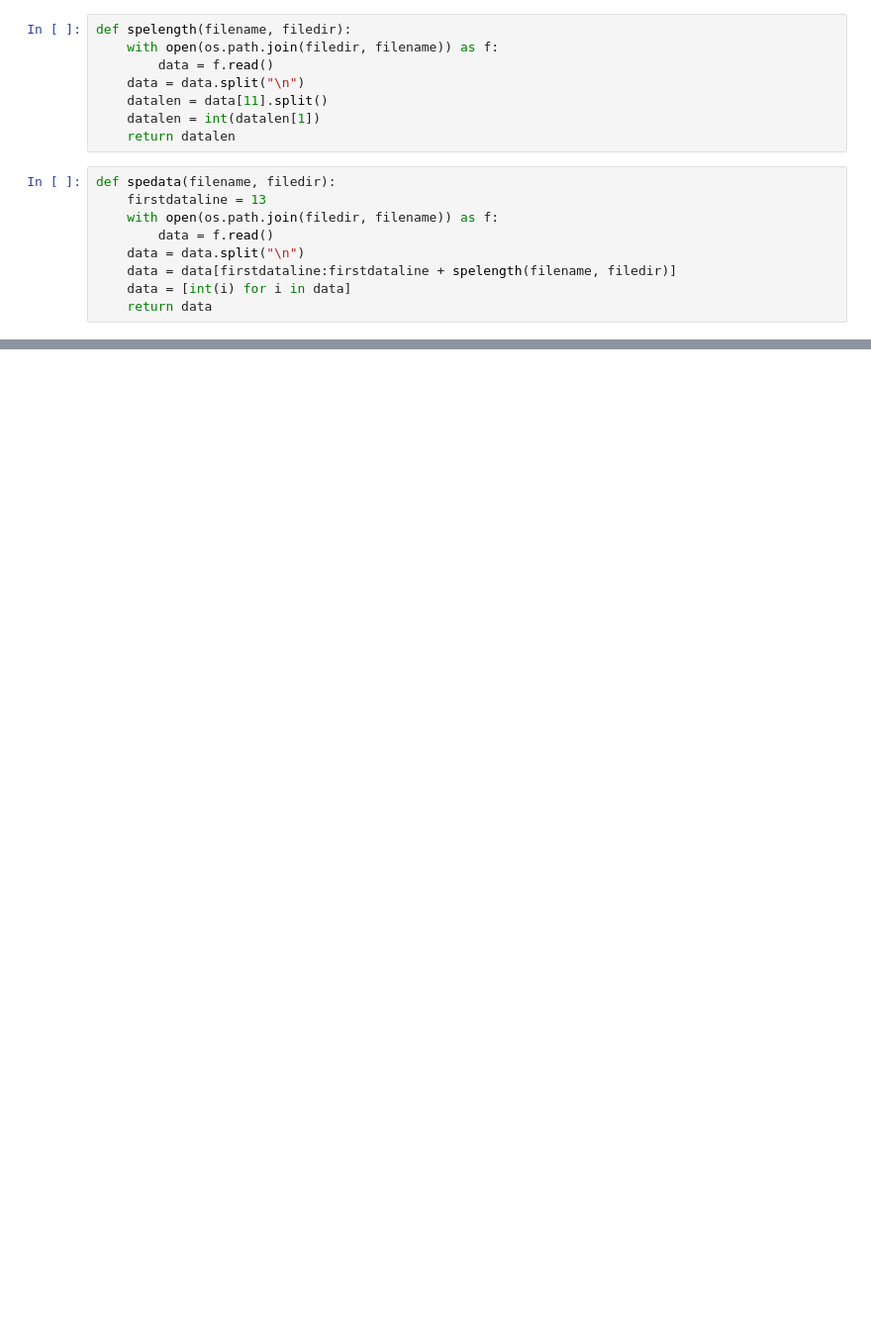
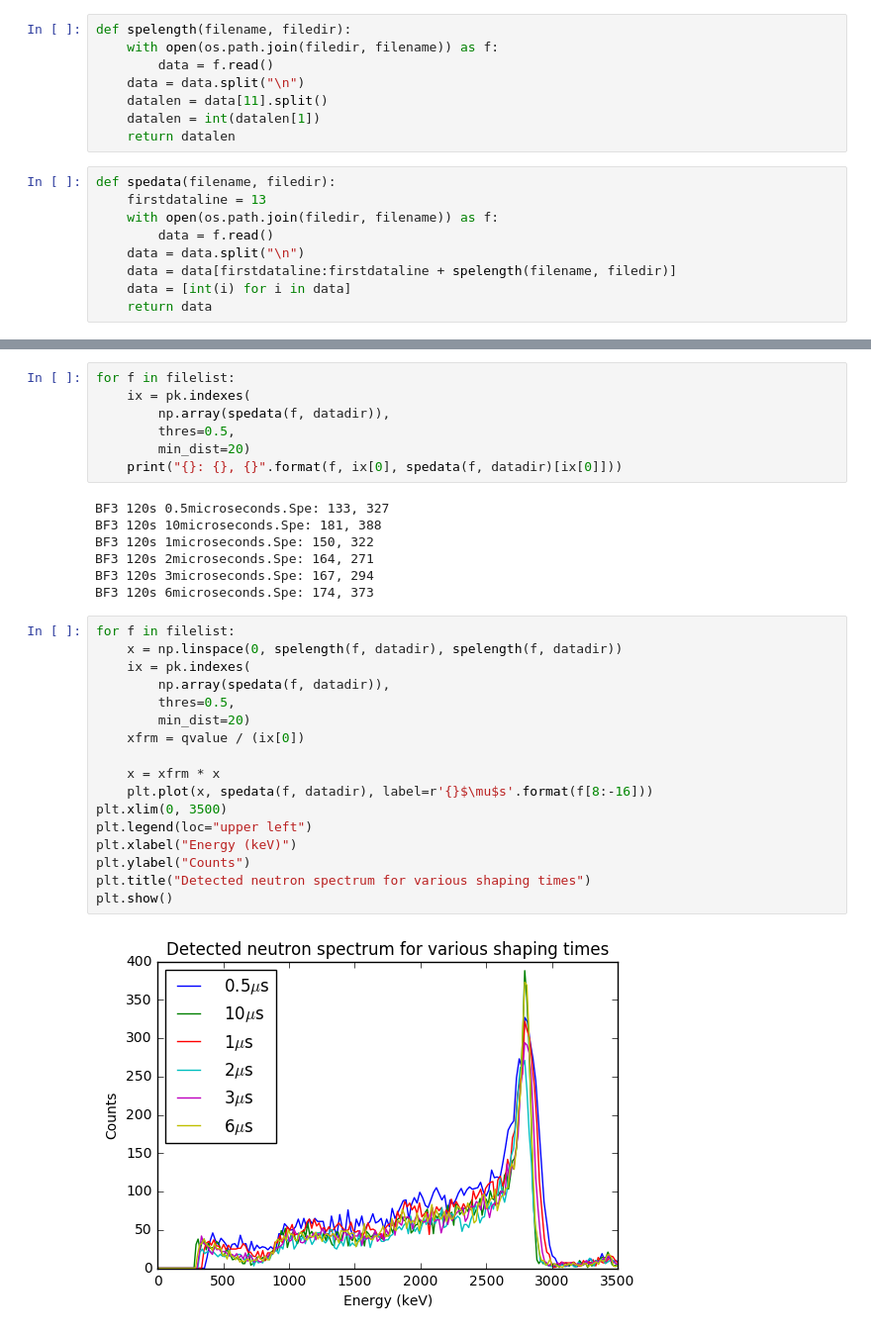
Before and after one commit to piovere/nucnotes, a Jupyter notebook: ne550/Lab 10/lab10.ipynb, the cells around one changed output, grey strips where cells are left out. Shown: that part at 99% size. Cells and saved outputs as stored; diff of their text form; blank space fills up the shorter version.

```diff
--- a/ne550/Lab 10/lab10.ipynb
+++ b/ne550/Lab 10/lab10.ipynb
@@ -38,0 +105,33 @@ len(spedata("He3 60s 0.5microseconds.Spe", datadir))
+# %%
+for f in filelist:
+    ix = pk.indexes(
+        np.array(spedata(f, datadir)),
+        thres=0.5,
+        min_dist=20)
+    print("{}: {}, {}".format(f, ix[0], spedata(f, datadir)[ix[0]]))
+# %% [output]
+BF3 120s 0.5microseconds.Spe: 133, 327
+BF3 120s 10microseconds.Spe: 181, 388
+BF3 120s 1microseconds.Spe: 150, 322
+BF3 120s 2microseconds.Spe: 164, 271
+BF3 120s 3microseconds.Spe: 167, 294
+BF3 120s 6microseconds.Spe: 174, 373
+# %%
+for f in filelist:
+    x = np.linspace(0, spelength(f, datadir), spelength(f, datadir))
+    ix = pk.indexes(
+        np.array(spedata(f, datadir)),
+        thres=0.5,
+        min_dist=20)
+    xfrm = qvalue / (ix[0])
+
+    x = xfrm * x
+    plt.plot(x, spedata(f, datadir), label=r'{}$\mu$s'.format(f[8:-16]))
+plt.xlim(0, 3500)
+plt.legend(loc="upper left")
+plt.xlabel("Energy (keV)")
+plt.ylabel("Counts")
+plt.title("Detected neutron spectrum for various shaping times")
+plt.show()
+# %% [output]
+[figure, added]
```
Also changed, not shown: parts of 23 cells of this notebook, 1 other file.
